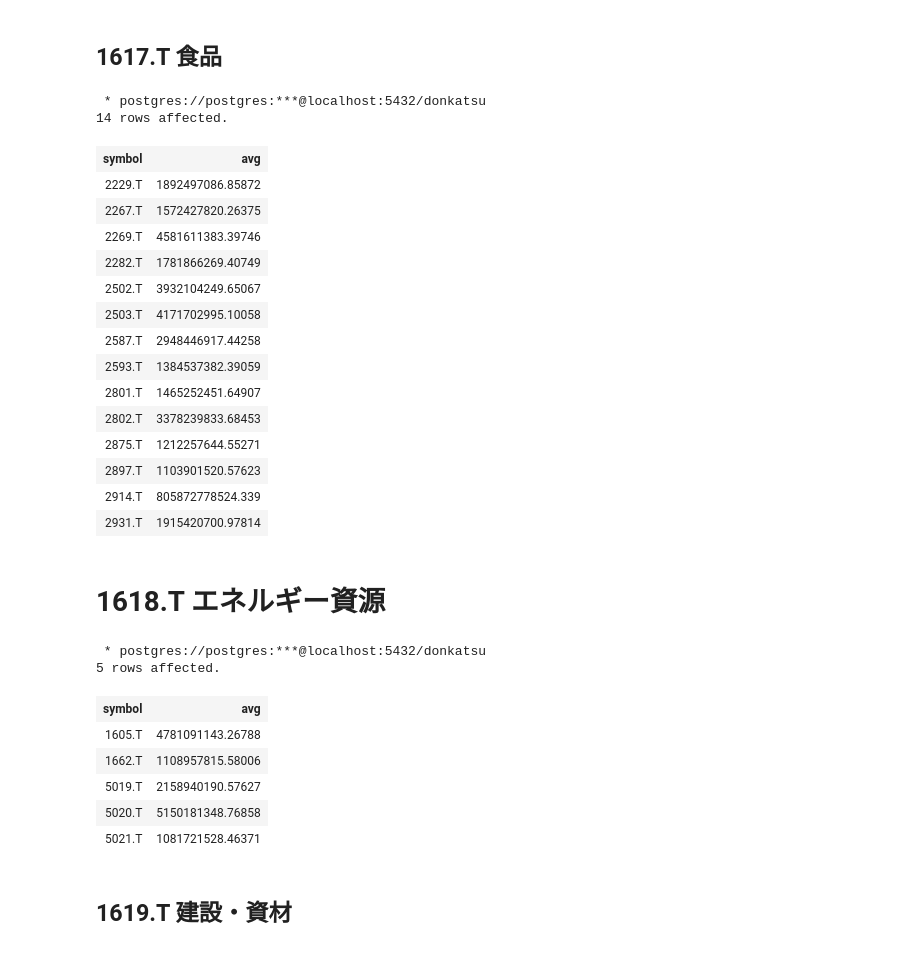
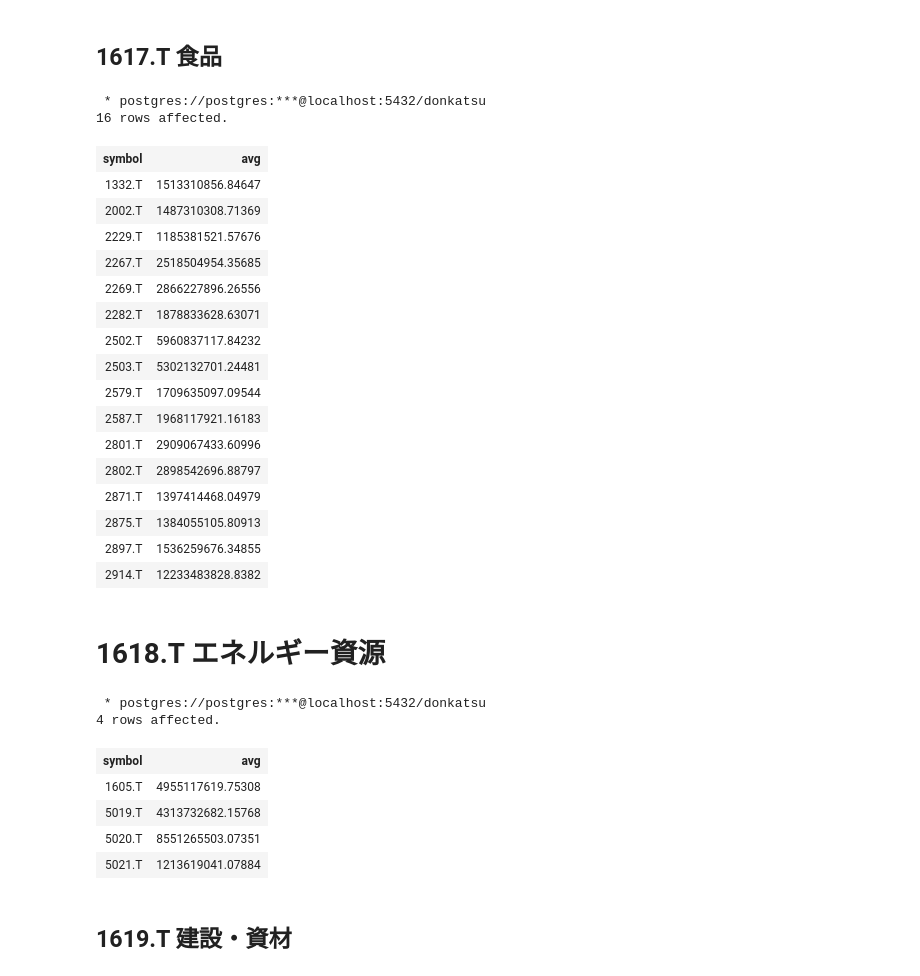
Before and after one commit to tranducquy/lii3ra, a Jupyter notebook: jupyter/symbol.ipynb, the cells around one changed output. Saved outputs shown, nothing was run; the diff lists cells and outputs as text; code cells hidden in the pictures.

```diff
--- a/jupyter/symbol.ipynb
+++ b/jupyter/symbol.ipynb
@@ -250,48 +250,51 @@ where symbol in (
         , '2819.T'
         , '2871.T'
         , '2875.T'
         , '2882.T'
         , '2883.T'
         , '2884.T'
         , '2897.T'
         , '2899.T'
         , '2904.T'
         , '2914.T'
         , '2908.T'
         , '2910.T'
         , '2915.T'
         , '2918.T'
         , '2922.T'
         , '2924.T'
         , '2925.T'
         , '2930.T'
         , '2931.T'
         , '4404.T'
         , '4526.T'
         )
+and date(time) between '2019-01-01' and '2019-12-31'
 and not close = 'nan'
 and not volume = 'nan'
 group by symbol
 having avg(volume * close) > 1000000000
 order by symbol
 # %% [output]
  * postgres://postgres:***@localhost:5432/donkatsu
-14 rows affected.
+16 rows affected.
 | symbol | avg |
-| 2229.T | 1892497086.85872 |
-| 2267.T | 1572427820.26375 |
-| 2269.T | 4581611383.39746 |
-| 2282.T | 1781866269.40749 |
-| 2502.T | 3932104249.65067 |
-| 2503.T | 4171702995.10058 |
-| 2587.T | 2948446917.44258 |
-| 2593.T | 1384537382.39059 |
-| 2801.T | 1465252451.64907 |
-| 2802.T | 3378239833.68453 |
-| 2875.T | 1212257644.55271 |
-| 2897.T | 1103901520.57623 |
-| 2914.T | 805872778524.339 |
-| 2931.T | 1915420700.97814 |
+| 1332.T | 1513310856.84647 |
+| 2002.T | 1487310308.71369 |
+| 2229.T | 1185381521.57676 |
+| 2267.T | 2518504954.35685 |
+| 2269.T | 2866227896.26556 |
+| 2282.T | 1878833628.63071 |
+| 2502.T | 5960837117.84232 |
+| 2503.T | 5302132701.24481 |
+| 2579.T | 1709635097.09544 |
+| 2587.T | 1968117921.16183 |
+| 2801.T | 2909067433.60996 |
+| 2802.T | 2898542696.88797 |
+| 2871.T | 1397414468.04979 |
+| 2875.T | 1384055105.80913 |
+| 2897.T | 1536259676.34855 |
+| 2914.T | 12233483828.8382 |
 # %% [markdown]
 # 1618.T エネルギー資源
 # %%
@@ -317,6 +320,7 @@ where symbol in (
         , '5020.T'
         , '5021.T'
         )
+and date(time) between '2019-01-01' and '2019-12-31'
 and not close = 'nan'
 and not volume = 'nan'
 group by symbol
@@ -324,13 +328,12 @@ having avg(volume * close) > 1000000000
 order by symbol
 # %% [output]
  * postgres://postgres:***@localhost:5432/donkatsu
-5 rows affected.
+4 rows affected.
 | symbol | avg |
-| 1605.T | 4781091143.26788 |
-| 1662.T | 1108957815.58006 |
-| 5019.T | 2158940190.57627 |
-| 5020.T | 5150181348.76858 |
-| 5021.T | 1081721528.46371 |
+| 1605.T | 4955117619.75308 |
+| 5019.T | 4313732682.15768 |
+| 5020.T | 8551265503.07351 |
+| 5021.T | 1213619041.07884 |
 # %% [markdown]
 ## 1619.T 建設・資材
 # %%
```
Also changed, not shown: parts of 31 cells of this notebook, 3 other files.
